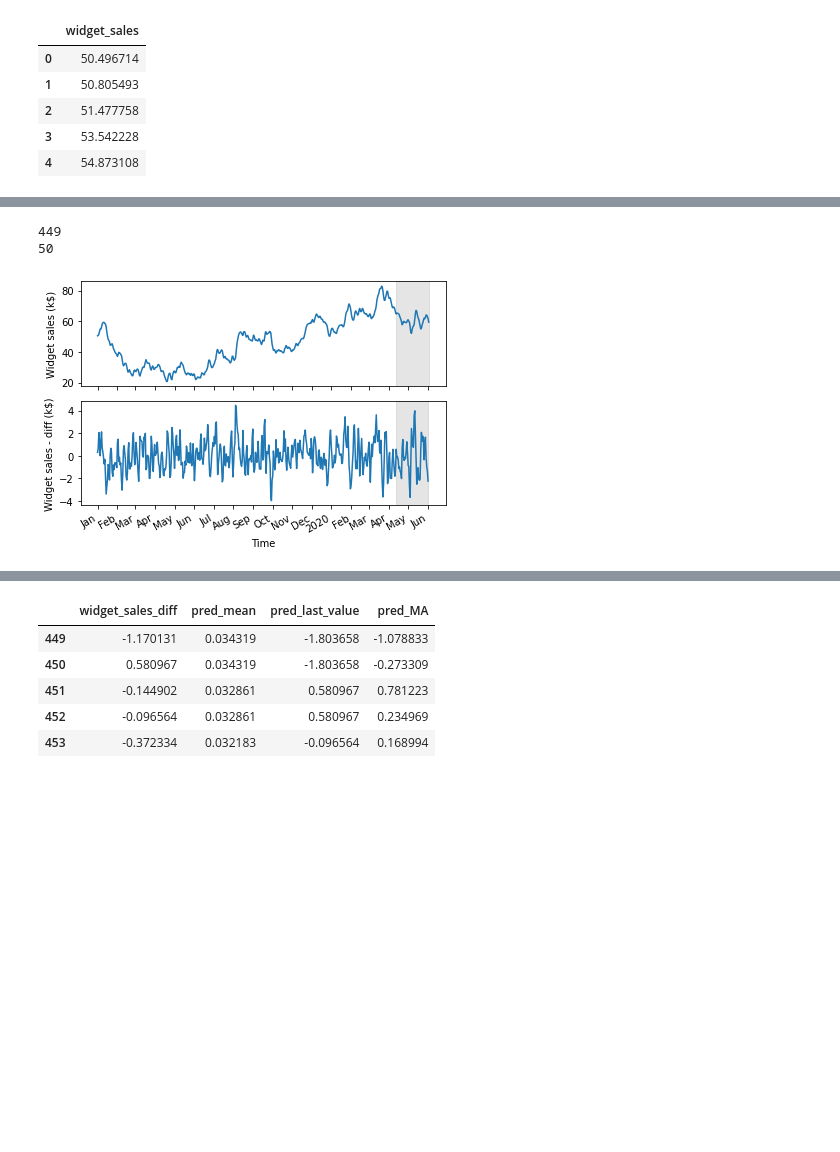
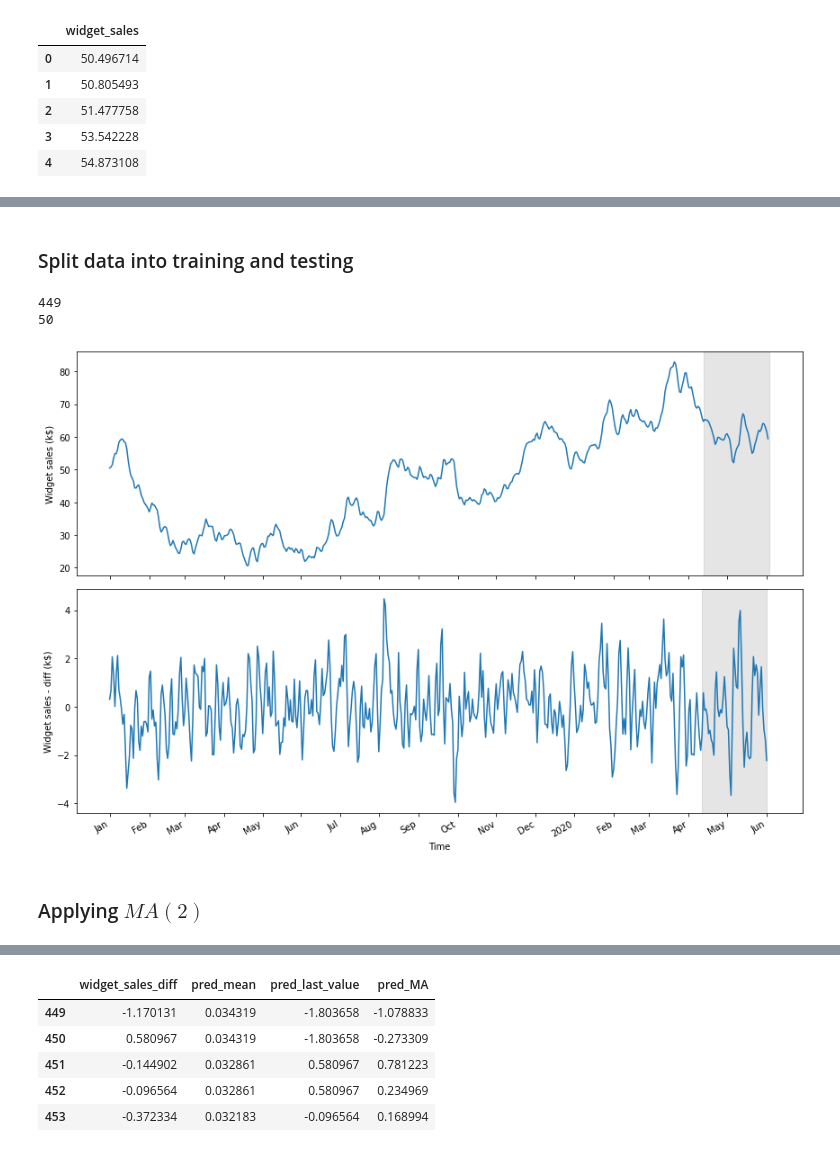
Before and after one commit to waelrash1/forecastingmodelsPY, a Jupyter notebook: CH04/CH04.ipynb, the cells around one changed output, grey strips where cells are left out. Drawn from its saved outputs; the diff is of its cells as text; code cells hidden in the pictures; blank space fills up the shorter version.

```diff
--- a/CH04/CH04.ipynb
+++ b/CH04/CH04.ipynb
@@ -16,5 +35,7 @@ warnings.filterwarnings('ignore')
 # %%
-df = pd.read_csv('../data/widget_sales.csv')
+data_url='https://raw.githubusercontent.com/waelrash1/timeSeriesPy/master/data/widget_sales.csv'
+
+df = pd.read_csv(data_url)
 
 df.head()
 # %% [output]
@@ -90,3 +221,5 @@ plt.savefig('figures/CH04_F06_peixeiro.png', dpi=300)
+# %% [markdown]
+### Split data into training and testing
 # %%
 df_diff = pd.DataFrame({'widget_sales_diff': widget_sales_diff})
 
@@ -99,25 +232,27 @@ print(len(test))
 449
 50
 # %%
-fig, (ax1, ax2) = plt.subplots(nrows=2, ncols=1, sharex=True)
+fig, (ax1, ax2) = plt.subplots(nrows=2, ncols=1, sharex=True, figsize=(12,8))
 
 ax1.plot(df['widget_sales'])
 ax1.set_xlabel('Time')
 ax1.set_ylabel('Widget sales (k$)')
 ax1.axvspan(450, 500, color='#808080', alpha=0.2)
 
 ax2.plot(df_diff['widget_sales_diff'])
 ax2.set_xlabel('Time')
 ax2.set_ylabel('Widget sales - diff (k$)')
 ax2.axvspan(449, 498, color='#808080', alpha=0.2)
 
 plt.xticks(
     [0, 30, 57, 87, 116, 145, 175, 204, 234, 264, 293, 323, 352, 382, 409, 439, 468, 498],
     ['Jan', 'Feb', 'Mar', 'Apr', 'May', 'Jun', 'Jul', 'Aug', 'Sep', 'Oct', 'Nov', 'Dec', '2020', 'Feb', 'Mar', 'Apr', 'May', 'Jun'])
 
 fig.autofmt_xdate()
 plt.tight_layout()
 
 plt.savefig('figures/CH04_F07_peixeiro.png', dpi=300)
 # %% [output]
-[figure, old version]
+[figure, new version]
+# %% [markdown]
+### Applying $MA(2)$
```
Also changed, not shown: parts of 40 cells of this notebook, 25 other files.
